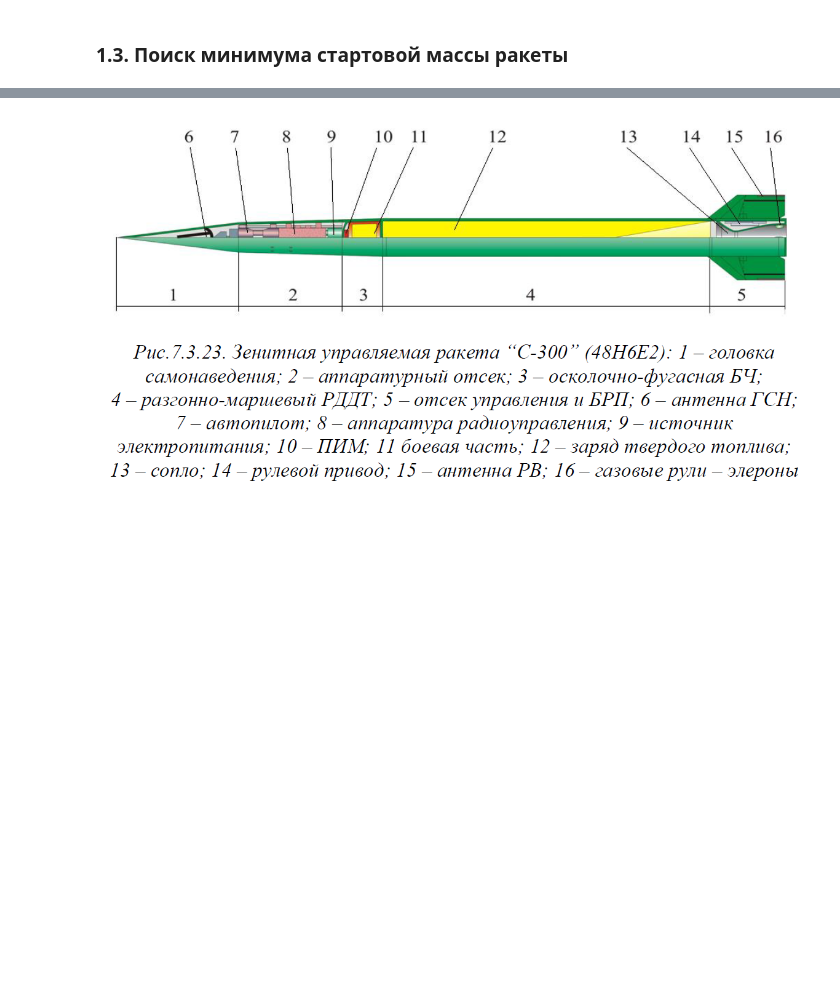
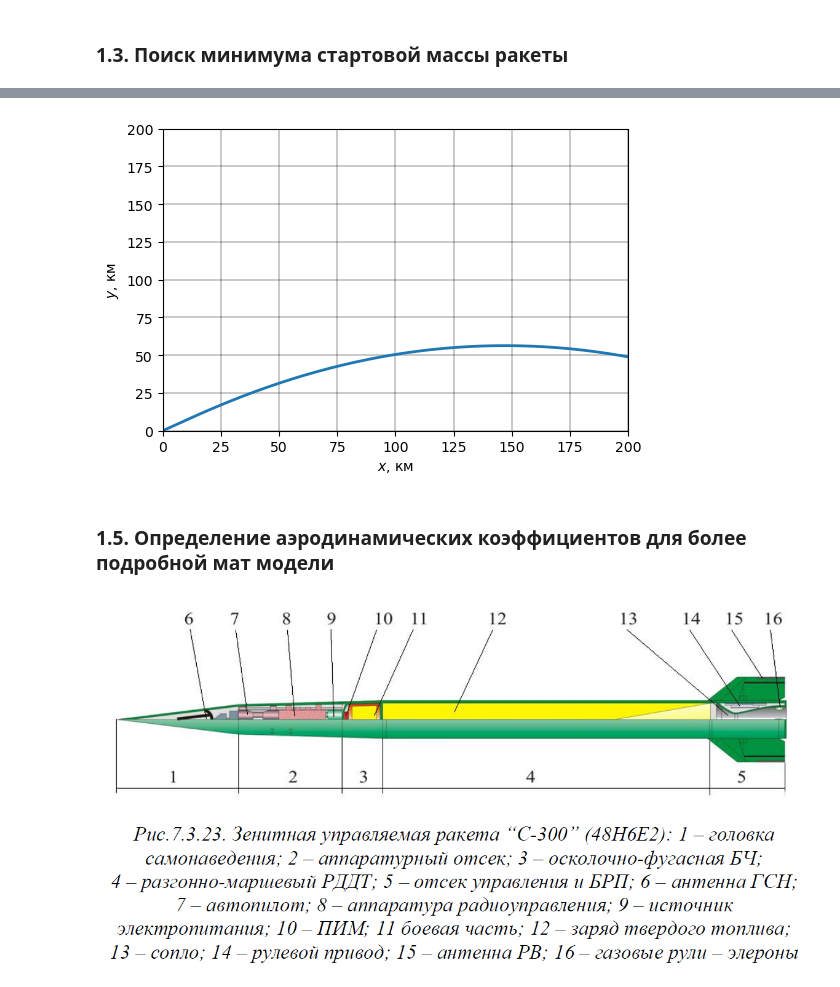
Before and after one commit to kirtis26/PyMissile, a Jupyter notebook: missile C-300.ipynb, the cells around one changed output, grey strips where cells are left out. Cells and saved outputs as stored; diff of their text form; code cells hidden in the pictures; blank space fills up the shorter version.

```diff
--- a/missile C-300.ipynb
+++ b/missile C-300.ipynb
@@ -343,0 +375,10 @@ TypeError: unsupported operand type(s) for +: 'int' and 'NoneType'
+# %%
+plt.figure(dpi=100)
+plt.plot(res['x']/1e3, res['y']/1e3, linewidth=2)
+plt.xlabel('$x$, км'), plt.ylabel('$y$, км')
+plt.xlim(0, 200), plt.ylim(0, 200)
+# plt.axis('equal')
+plt.grid(True, linewidth=0.3, color='k')
+plt.show()
+# %% [output]
+[figure, added]
@@ -344,3 +391,5 @@ TypeError: unsupported operand type(s) for +: 'int' and 'NoneType'
+# %% [markdown]
+### 1.5. Определение аэродинамических коэффициентов для более подробной мат модели
 # %% [markdown]
 ![image.png](attachment:image.png)
 
```
Also changed, not shown: parts of 22 cells of this notebook.
